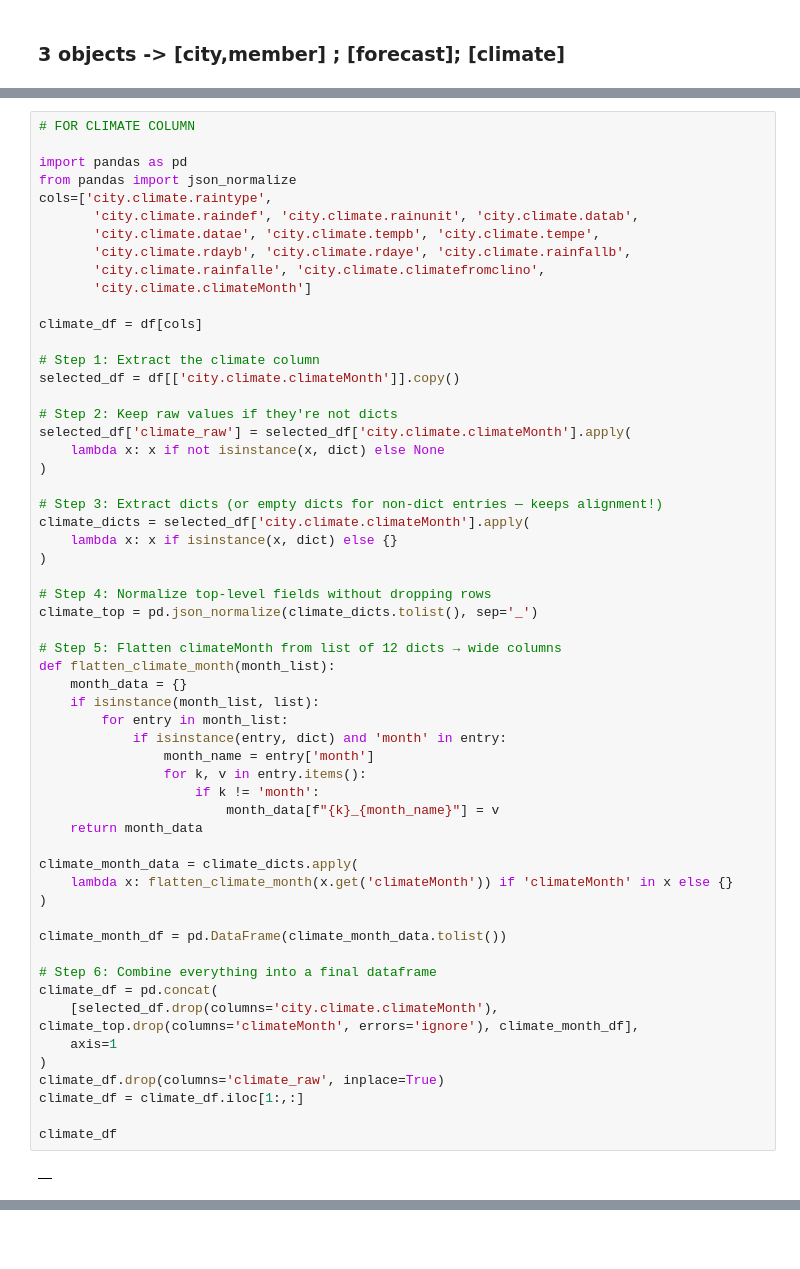
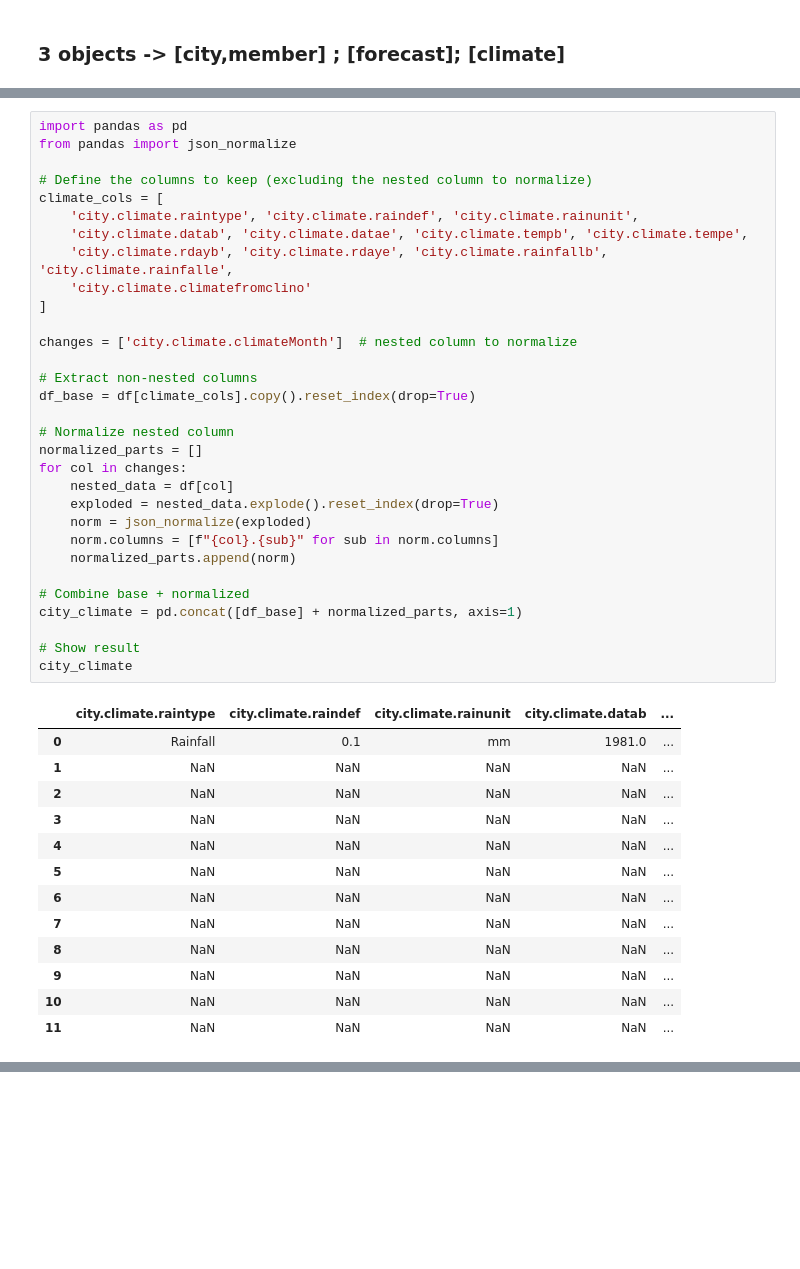
Before and after one commit to kalash30strateena/AI-Humanitaran, a Jupyter notebook: Climate Indicators/WMO, OMM & WWIS-WMO/data_fetching_and_working.ipynb, the cells around one changed output, grey strips where cells are left out. Saved outputs shown, nothing was run; the diff lists cells and outputs as text; blank space fills up the shorter version.

```diff
--- a/Climate Indicators/WMO, OMM & WWIS-WMO/data_fetching_and_working.ipynb
+++ b/Climate Indicators/WMO, OMM & WWIS-WMO/data_fetching_and_working.ipynb
@@ -99,61 +105,47 @@ city_member_df
 |  | city.lang | city.cityName | city.cityLatitude | city.cityLongitude | city.cityId | city.isCapital | ... |
 | 0 | en | Bariloche | -41.150000000 | -71.170000000 | 858 | False | ... |
 # %%
-# FOR CLIMATE COLUMN
-
 import pandas as pd
 from pandas import json_normalize
-cols=['city.climate.raintype',
-       'city.climate.raindef', 'city.climate.rainunit', 'city.climate.datab',
-       'city.climate.datae', 'city.climate.tempb', 'city.climate.tempe',
-       'city.climate.rdayb', 'city.climate.rdaye', 'city.climate.rainfallb',
-       'city.climate.rainfalle', 'city.climate.climatefromclino',
-       'city.climate.climateMonth']
 
-climate_df = df[cols]
+# Define the columns to keep (excluding the nested column to normalize)
+climate_cols = [
+    'city.climate.raintype', 'city.climate.raindef', 'city.climate.rainunit',
+    'city.climate.datab', 'city.climate.datae', 'city.climate.tempb', 'city.climate.tempe',
+    'city.climate.rdayb', 'city.climate.rdaye', 'city.climate.rainfallb', 'city.climate.rainfalle',
+    'city.climate.climatefromclino'
+]
 
-# Step 1: Extract the climate column
-selected_df = df[['city.climate.climateMonth']].copy()
+changes = ['city.climate.climateMonth']  # nested column to normalize
 
-# Step 2: Keep raw values if they're not dicts
-selected_df['climate_raw'] = selected_df['city.climate.climateMonth'].apply(
-    lambda x: x if not isinstance(x, dict) else None
-)
+# Extract non-nested columns
+df_base = df[climate_cols].copy().reset_index(drop=True)
 
-# Step 3: Extract dicts (or empty dicts for non-dict entries — keeps alignment!)
-climate_dicts = selected_df['city.climate.climateMonth'].apply(
-    lambda x: x if isinstance(x, dict) else {}
-)
+# Normalize nested column
+normalized_parts = []
+for col in changes:
+    nested_data = df[col]
+    exploded = nested_data.explode().reset_index(drop=True)
+    norm = json_normalize(exploded)
+    norm.columns = [f"{col}.{sub}" for sub in norm.columns]
+    normalized_parts.append(norm)
 
-# Step 4: Normalize top-level fields without dropping rows
-climate_top = pd.json_normalize(climate_dicts.tolist(), sep='_')
+# Combine base + normalized
+city_climate = pd.concat([df_base] + normalized_parts, axis=1)
 
-# Step 5: Flatten climateMonth from list of 12 dicts → wide columns
-def flatten_climate_month(month_list):
-    month_data = {}
-    if isinstance(month_list, list):
-        for entry in month_list:
-            if isinstance(entry, dict) and 'month' in entry:
-                month_name = entry['month']
-                for k, v in entry.items():
-                    if k != 'month':
-                        month_data[f"{k}_{month_name}"] = v
-    return month_data
-
-climate_month_data = climate_dicts.apply(
-    lambda x: flatten_climate_month(x.get('climateMonth')) if 'climateMonth' in x else {}
-)
-
-climate_month_df = pd.DataFrame(climate_month_data.tolist())
-
-# Step 6: Combine everything into a final dataframe
-climate_df = pd.concat(
-    [selected_df.drop(columns='city.climate.climateMonth'), climate_top.drop(columns='climateMonth', errors='ignore'), climate_month_df],
-    axis=1
-)
-climate_df.drop(columns='climate_raw', inplace=True)
-climate_df = climate_df.iloc[1:,:]
-
-climate_df
+# Show result
+city_climate
 # %% [output]
-|  |
+|  | city.climate.raintype | city.climate.raindef | city.climate.rainunit | city.climate.datab | ... |
+| 0 | Rainfall | 0.1 | mm | 1981.0 | ... |
+| 1 | NaN | NaN | NaN | NaN | ... |
+| 2 | NaN | NaN | NaN | NaN | ... |
+| 3 | NaN | NaN | NaN | NaN | ... |
+| 4 | NaN | NaN | NaN | NaN | ... |
+| 5 | NaN | NaN | NaN | NaN | ... |
+| 6 | NaN | NaN | NaN | NaN | ... |
+| 7 | NaN | NaN | NaN | NaN | ... |
+| 8 | NaN | NaN | NaN | NaN | ... |
+| 9 | NaN | NaN | NaN | NaN | ... |
+| 10 | NaN | NaN | NaN | NaN | ... |
+| 11 | NaN | NaN | NaN | NaN | ... |
```
Also changed, not shown: parts of 5 cells of this notebook.
